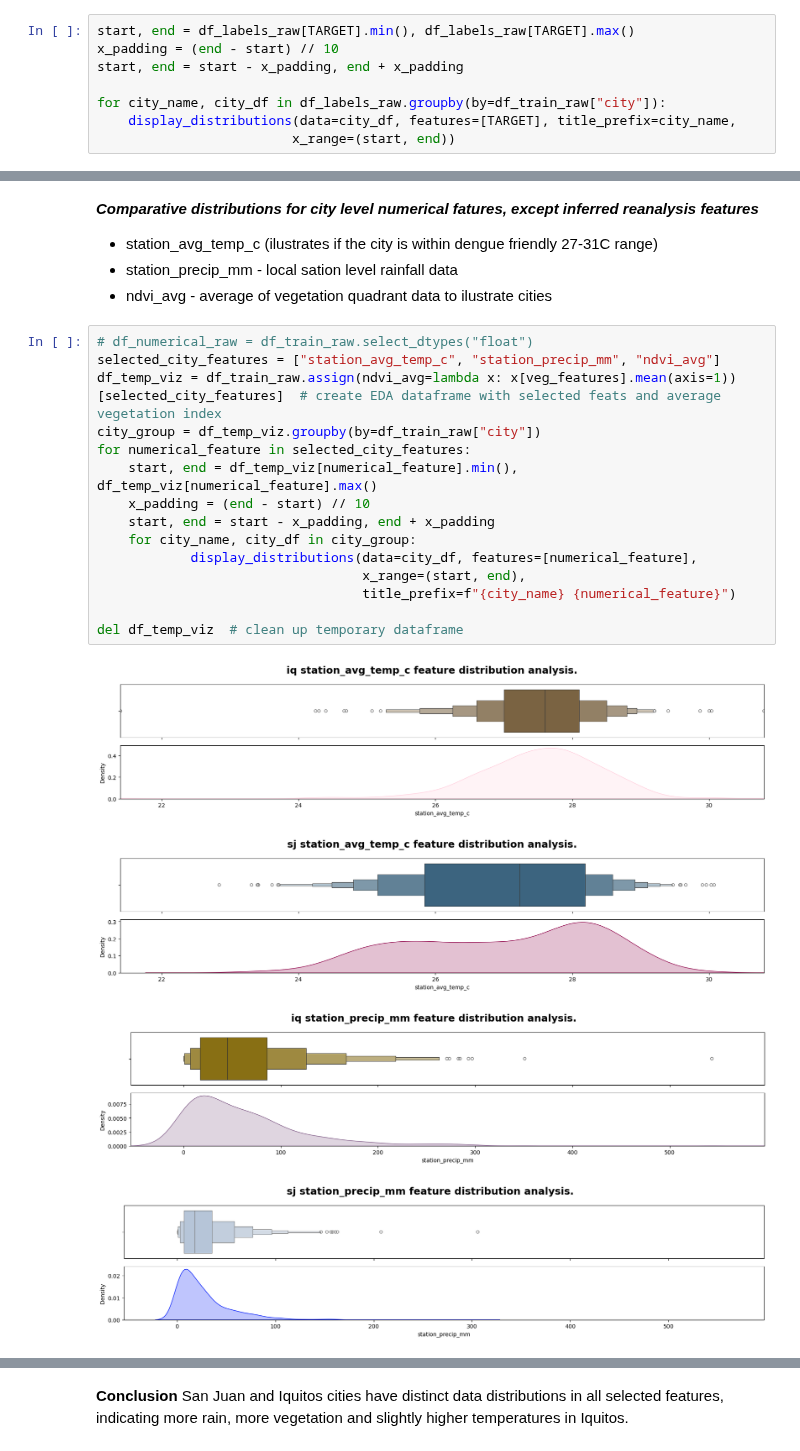
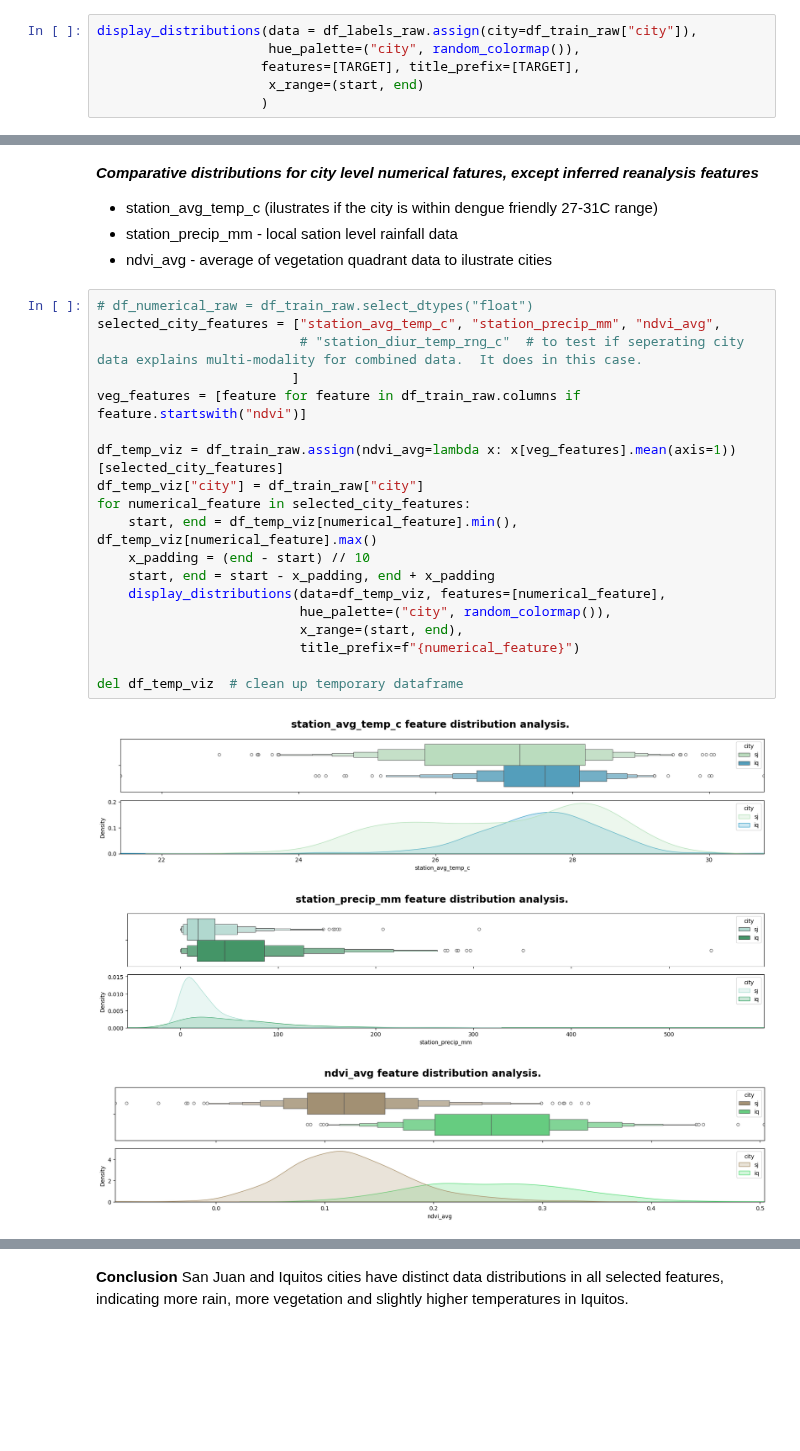
Before and after one commit to ButrosV/dengue-transfer-learn, a Jupyter notebook: notebooks/01_eda_dengue.ipynb, the cells around one changed output, grey strips where cells are left out. Drawn from its saved outputs; the diff is of its cells as text; blank space fills up the shorter version.

Commit message:
added hue functionality for city-wise distribution EDA

```diff
--- a/notebooks/01_eda_dengue.ipynb
+++ b/notebooks/01_eda_dengue.ipynb
@@ -390,9 +407,7 @@ plt.tight_layout();
 # %%
-start, end = df_labels_raw[TARGET].min(), df_labels_raw[TARGET].max()
-x_padding = (end - start) // 10
-start, end = start - x_padding, end + x_padding
-
-for city_name, city_df in df_labels_raw.groupby(by=df_train_raw["city"]):
-    display_distributions(data=city_df, features=[TARGET], title_prefix=city_name,
-                         x_range=(start, end))
+display_distributions(data = df_labels_raw.assign(city=df_train_raw["city"]),
+                      hue_palette=("city", random_colormap()),
+                     features=[TARGET], title_prefix=[TARGET],
+                      x_range=(start, end)
+                     )
 # %% [output]
@@ -436,21 +450,24 @@ for numeric_feature in selected_distro_EDA_features:
 - ndvi_avg - average of vegetation quadrant data to ilustrate cities
 # %%
 # df_numerical_raw = df_train_raw.select_dtypes("float")
-selected_city_features = ["station_avg_temp_c", "station_precip_mm", "ndvi_avg"]
-df_temp_viz = df_train_raw.assign(ndvi_avg=lambda x: x[veg_features].mean(axis=1))[selected_city_features]  # create EDA dataframe with selected feats and average vegetation index
-city_group = df_temp_viz.groupby(by=df_train_raw["city"])
+selected_city_features = ["station_avg_temp_c", "station_precip_mm", "ndvi_avg",
+                          # "station_diur_temp_rng_c"  # to test if seperating city data explains multi-modality for combined data.  It does in this case.
+                         ]
+veg_features = [feature for feature in df_train_raw.columns if feature.startswith("ndvi")]
+
+df_temp_viz = df_train_raw.assign(ndvi_avg=lambda x: x[veg_features].mean(axis=1))[selected_city_features]
+df_temp_viz["city"] = df_train_raw["city"]
 for numerical_feature in selected_city_features:
     start, end = df_temp_viz[numerical_feature].min(), df_temp_viz[numerical_feature].max()
     x_padding = (end - start) // 10
     start, end = start - x_padding, end + x_padding
-    for city_name, city_df in city_group:
-            display_distributions(data=city_df, features=[numerical_feature],
-                                  x_range=(start, end),
-                                  title_prefix=f"{city_name} {numerical_feature}")
+    display_distributions(data=df_temp_viz, features=[numerical_feature],
+                          hue_palette=("city", random_colormap()),
+                          x_range=(start, end),
+                          title_prefix=f"{numerical_feature}")
 
 del df_temp_viz  # clean up temporary dataframe
 # %% [output]
-[figure, old version]
+[figure, new version]
-[figure, old version]
+[figure, new version]
-[figure, old version]
+[figure, new version]
-[figure, removed]
```
Also changed, not shown: parts of 10 cells of this notebook, 1 other file.
